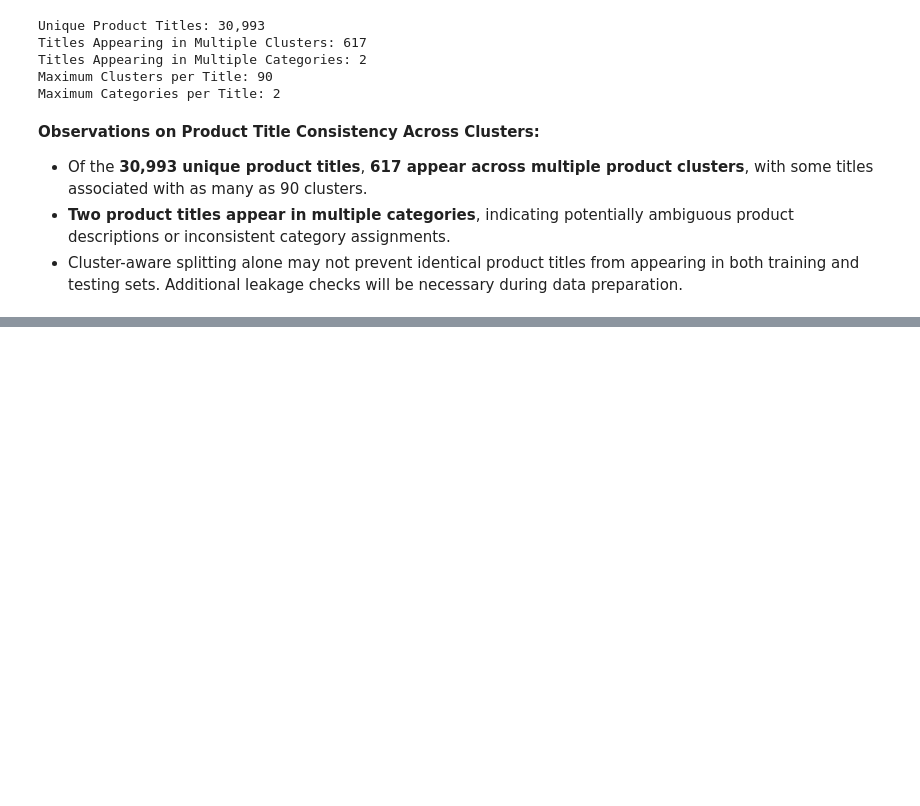
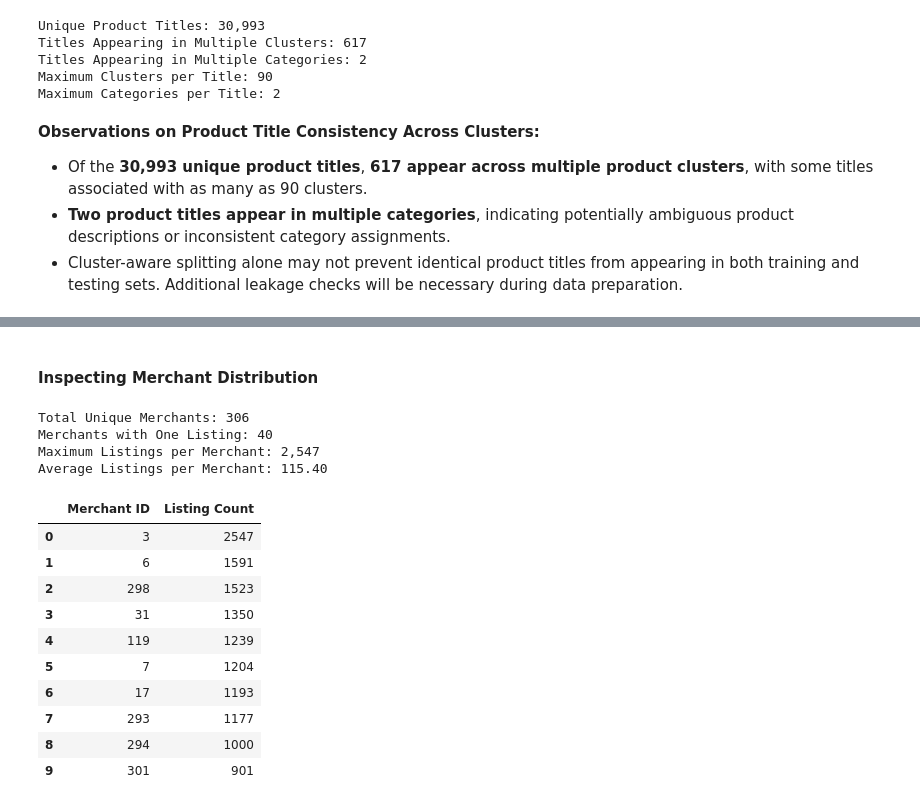
Before and after one commit to TejasMJ/Product-Taxonomy-Intelligence, a Jupyter notebook: notebooks/01_data_understanding.ipynb, the cells around one changed output, grey strips where cells are left out. Cells and saved outputs as stored; diff of their text form; code cells hidden in the pictures; blank space fills up the shorter version.

Commit message:
Merchant Distribution checked

```diff
--- a/notebooks/01_data_understanding.ipynb
+++ b/notebooks/01_data_understanding.ipynb
@@ -364,0 +697,30 @@ Maximum Categories per Title: 2
+# %% [markdown]
+#### Inspecting Merchant Distribution
+# %%
+# Calculating the number of listings per merchant
+merchant_counts = df[" Merchant ID"].value_counts()
+
+# Displaying merchant distribution statistics
+print(f"Total Unique Merchants: {merchant_counts.size:,}")
+print(f"Merchants with One Listing: {(merchant_counts == 1).sum():,}")
+print(f"Maximum Listings per Merchant: {merchant_counts.max():,}")
+print(f"Average Listings per Merchant: {merchant_counts.mean():.2f}")
+
+# Displaying the 10 merchants with the most listings
+merchant_counts.head(10).rename_axis("Merchant ID").reset_index(name="Listing Count")
+# %% [output]
+Total Unique Merchants: 306
+Merchants with One Listing: 40
+Maximum Listings per Merchant: 2,547
+Average Listings per Merchant: 115.40
+|  | Merchant ID | Listing Count |
+| 0 | 3 | 2547 |
+| 1 | 6 | 1591 |
+| 2 | 298 | 1523 |
+| 3 | 31 | 1350 |
+| 4 | 119 | 1239 |
+| 5 | 7 | 1204 |
+| 6 | 17 | 1193 |
+| 7 | 293 | 1177 |
+| 8 | 294 | 1000 |
+| 9 | 301 | 901 |
```
Also changed, not shown: parts of 31 cells of this notebook.
